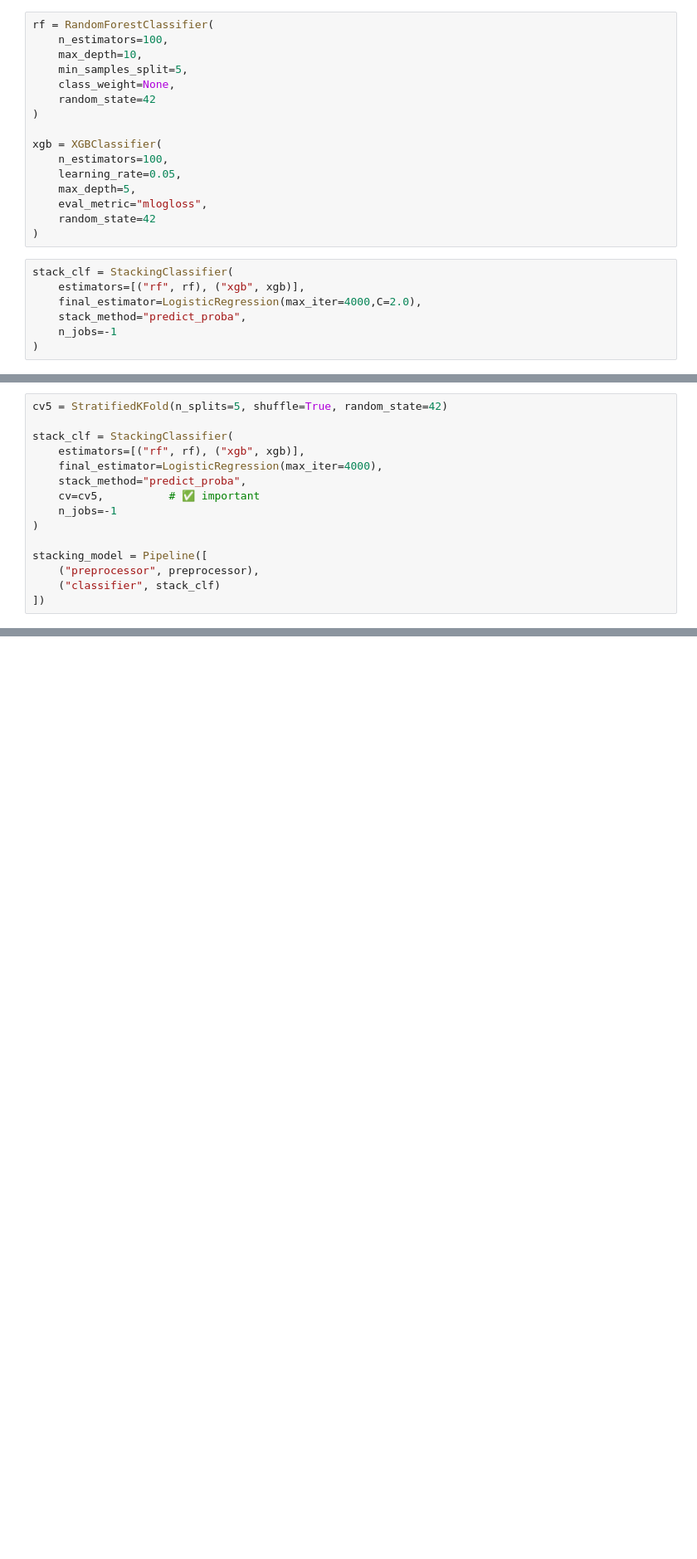
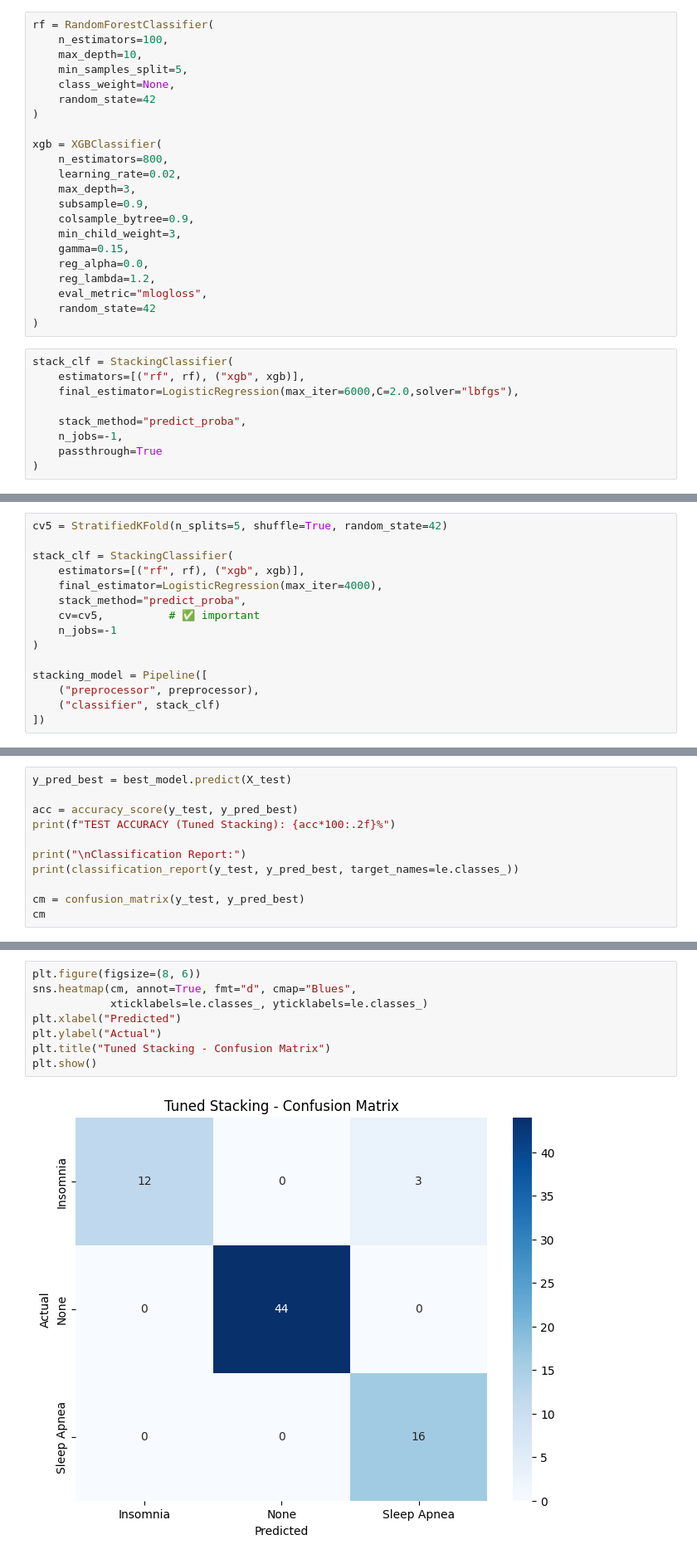
Before and after one commit to rifat-binreza/sleep_data_analysis_bracu, a Jupyter notebook: stacking_imp.ipynb, the cells around one changed output, grey strips where cells are left out. Shown at 83% size. Drawn from its saved outputs; the diff is of its cells as text; blank space fills up the shorter version.

```diff
--- a/stacking_imp.ipynb
+++ b/stacking_imp.ipynb
@@ -163,18 +163,26 @@ rf = RandomForestClassifier(
 )
 
 xgb = XGBClassifier(
-    n_estimators=100,
-    learning_rate=0.05,
-    max_depth=5,
+    n_estimators=800,
+    learning_rate=0.02,
+    max_depth=3,
+    subsample=0.9,
+    colsample_bytree=0.9,
+    min_child_weight=3,
+    gamma=0.15,
+    reg_alpha=0.0,
+    reg_lambda=1.2,
     eval_metric="mlogloss",
     random_state=42
 )
 # %%
 stack_clf = StackingClassifier(
     estimators=[("rf", rf), ("xgb", xgb)],
-    final_estimator=LogisticRegression(max_iter=4000,C=2.0),
+    final_estimator=LogisticRegression(max_iter=6000,C=2.0,solver="lbfgs"),
+
     stack_method="predict_proba",
-    n_jobs=-1
+    n_jobs=-1,
+    passthrough=True
 )
 # %%
 stacking_model = Pipeline([
@@ -332,0 +325,11 @@ Fitting 5 folds for each of 40 candidates, totalling 200 fits
+# %%
+y_pred_best = best_model.predict(X_test)
+
+acc = accuracy_score(y_test, y_pred_best)
+print(f"TEST ACCURACY (Tuned Stacking): {acc*100:.2f}%")
+
+print("\nClassification Report:")
+print(classification_report(y_test, y_pred_best, target_names=le.classes_))
+
+cm = confusion_matrix(y_test, y_pred_best)
+cm
@@ -332,0 +352,10 @@ Fitting 5 folds for each of 40 candidates, totalling 200 fits
+# %%
+plt.figure(figsize=(8, 6))
+sns.heatmap(cm, annot=True, fmt="d", cmap="Blues",
+            xticklabels=le.classes_, yticklabels=le.classes_)
+plt.xlabel("Predicted")
+plt.ylabel("Actual")
+plt.title("Tuned Stacking - Confusion Matrix")
+plt.show()
+# %% [output]
+[figure, added]
```
Also changed, not shown: parts of 4 cells of this notebook.
